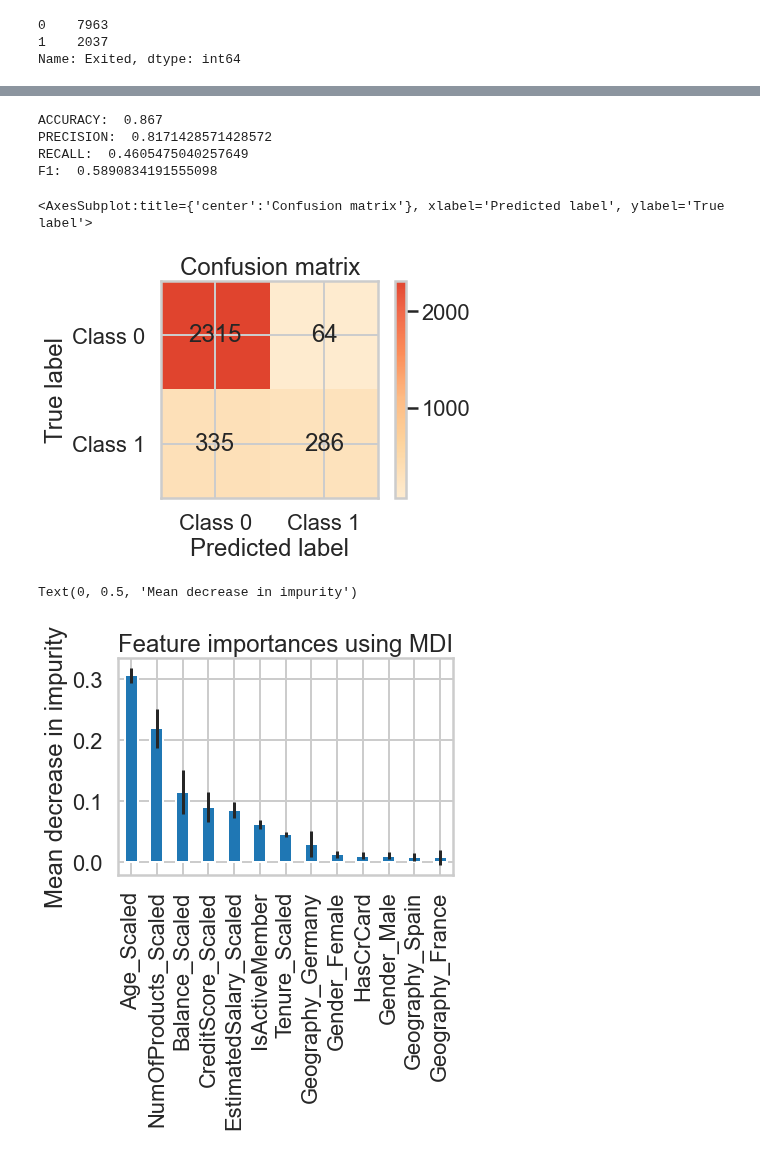
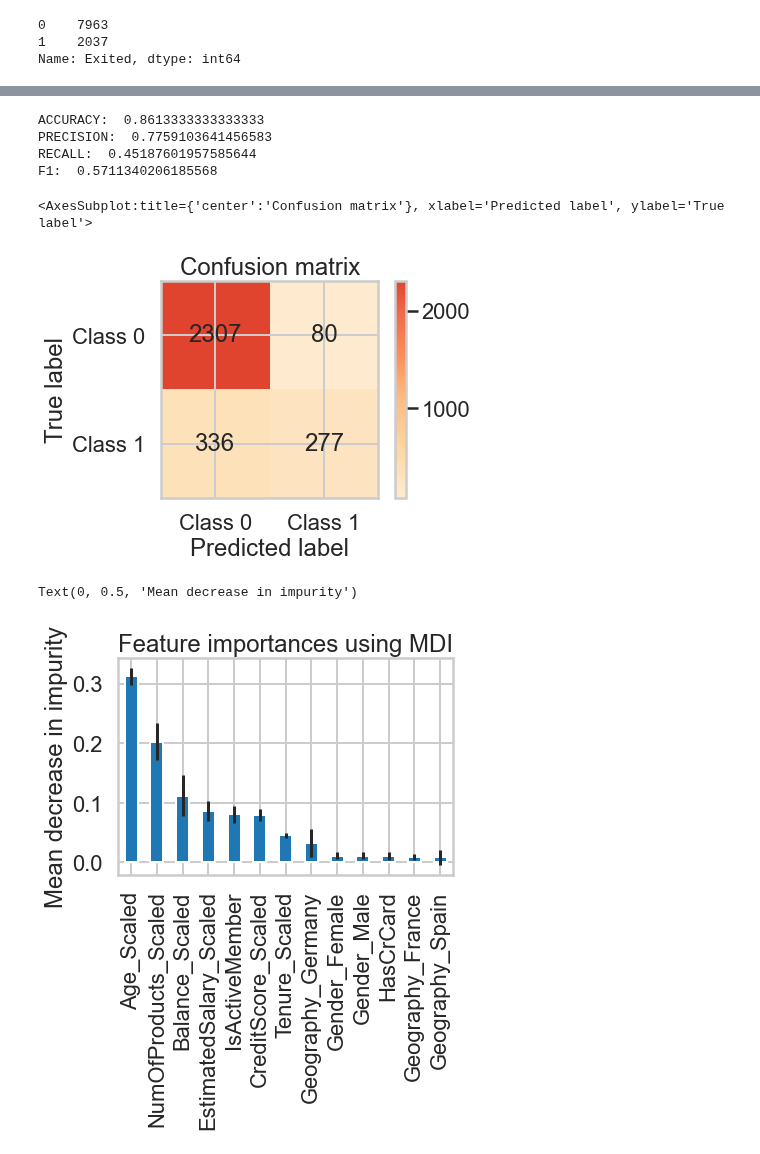
Before and after one commit to nycantwell/nycantwell, a Jupyter notebook: Capstone_Three_Churn_Modeling/Capstone_Three_Churn.ipynb, the cells around one changed output, grey strips where cells are left out. Saved outputs shown, nothing was run; the diff lists cells and outputs as text; code cells hidden in the pictures.

```diff
--- a/Capstone_Three_Churn_Modeling/Capstone_Three_Churn.ipynb
+++ b/Capstone_Three_Churn_Modeling/Capstone_Three_Churn.ipynb
@@ -189,29 +200,30 @@ cv_res[cv_res['rank_test_score']<=5].sort_values(by=['rank_test_score'])
 # %%
 # Training the model on the training dataset
 # fit function is used to train the model using the training sets as parameters
 clf = RandomForestClassifier(max_depth = 10, min_samples_leaf=1,
-    max_features=5, n_estimators=50)
+    max_features=5, n_estimators=100)
 clf.fit(X_train, y_train)
 
 # performing predictions on the test dataset
 y_pred = clf.predict(X_test)
 
 # using metrics module for accuracy calculation
 print('ACCURACY: ', metrics.accuracy_score(y_test, y_pred))
 print('PRECISION: ', metrics.precision_score(y_test, y_pred))
 print('RECALL: ', metrics.recall_score(y_test, y_pred))
 print('F1: ', metrics.f1_score(y_test, y_pred))
 plot.confusion_matrix(y_test, y_pred)
 # ~80% of customers have not exited, try SMOTE or Tomek?
+# Strong bias to unexited customers, 50/50 on exited customers
 # %% [output]
-ACCURACY:  0.867
-PRECISION:  0.8171428571428572
-RECALL:  0.4605475040257649
-F1:  0.5890834191555098
+ACCURACY:  0.8613333333333333
+PRECISION:  0.7759103641456583
+RECALL:  0.45187601957585644
+F1:  0.5711340206185568
 <AxesSubplot:title={'center':'Confusion matrix'}, xlabel='Predicted label', ylabel='True label'>
-[figure, old version]
+[figure, new version]
 # %%
-# feature importance
+# Feature Importance, strongest predictors seen are: age, num products, balance, credit score
 # https://scikit-learn.org/stable/auto_examples/ensemble/plot_forest_importances.html
 import matplotlib.pyplot as plt
 importances = clf.feature_importances_
@@ -224,4 +236,4 @@ ax.set_title("Feature importances using MDI")
 ax.set_ylabel("Mean decrease in impurity")
 # %% [output]
 Text(0, 0.5, 'Mean decrease in impurity')
-[figure, old version]
+[figure, new version]
```
Also changed, not shown: parts of 7 cells of this notebook.
